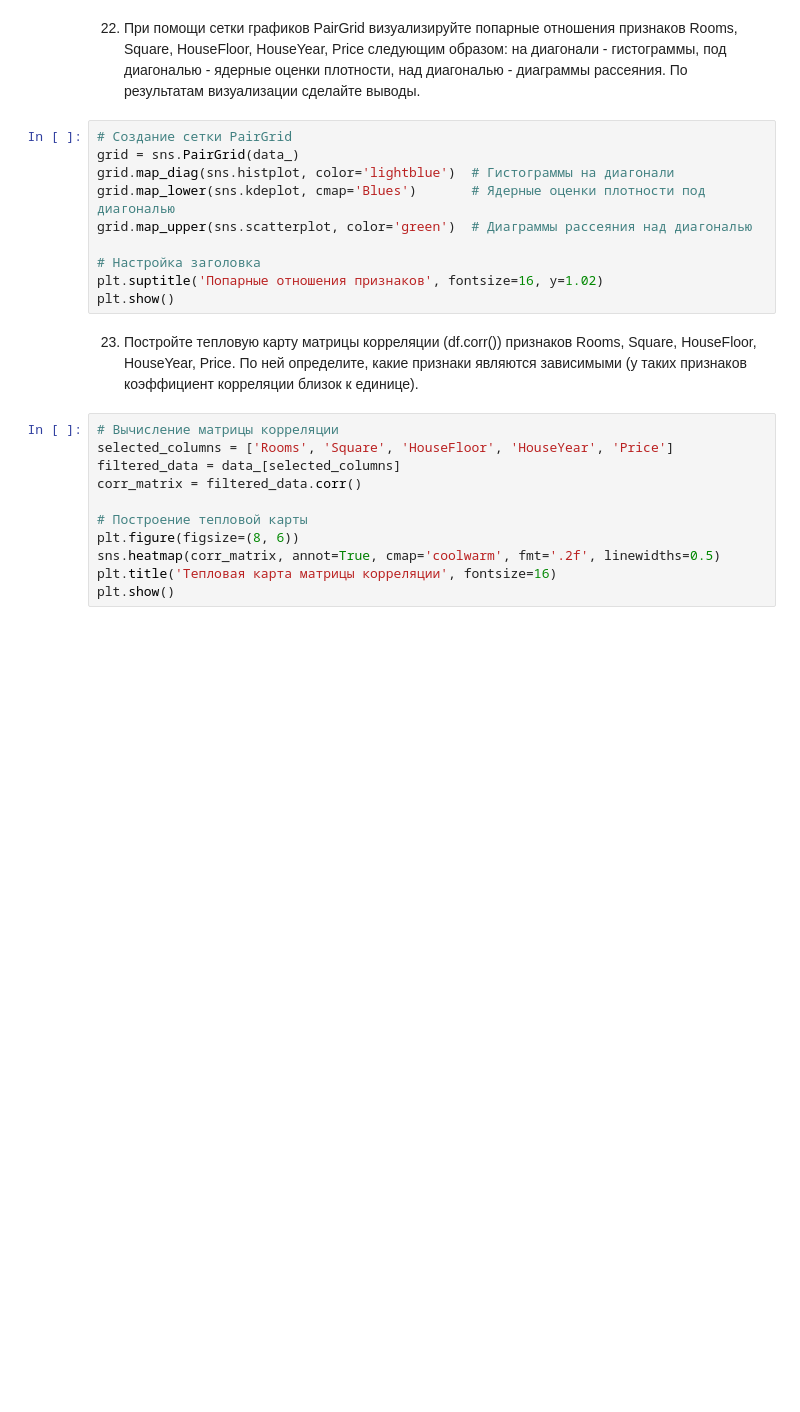
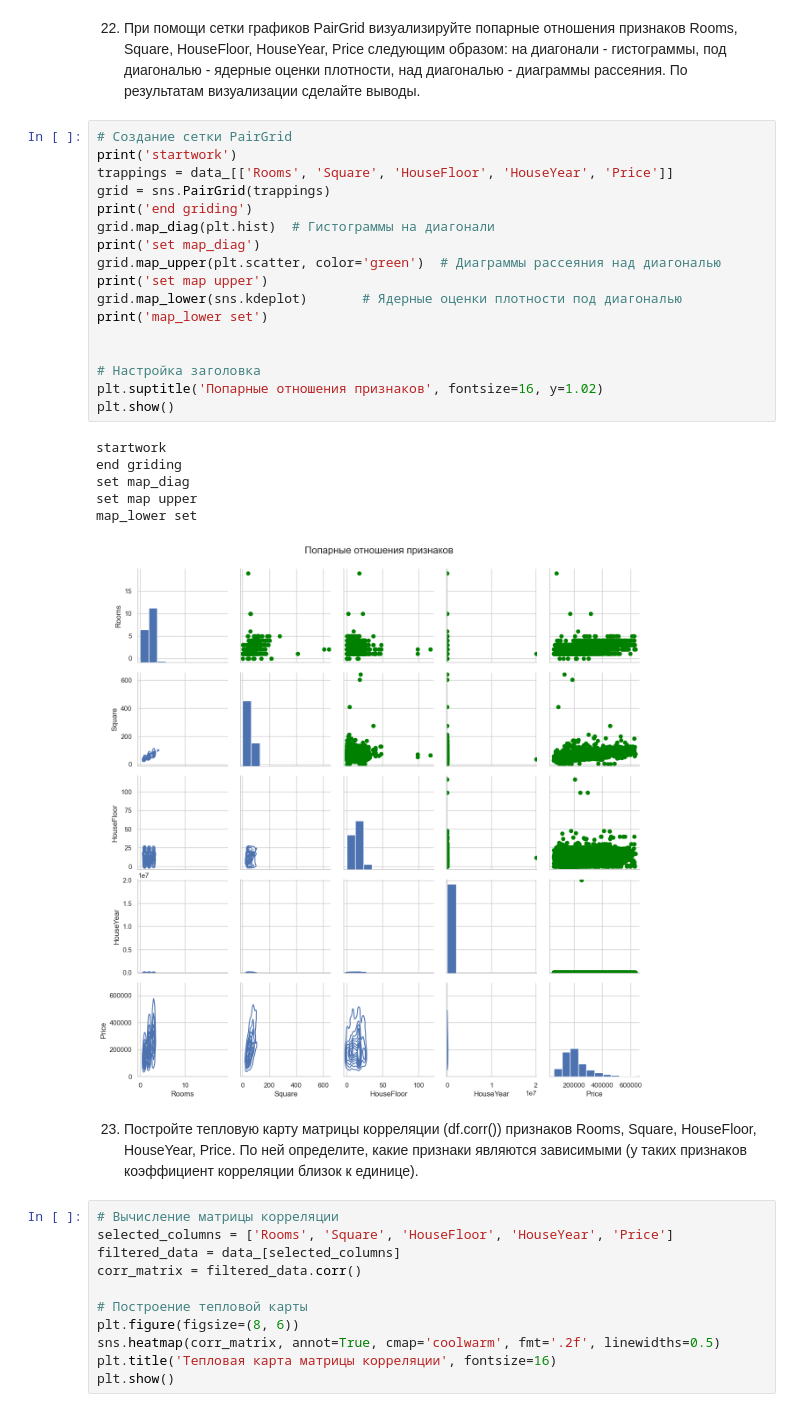
Before and after one commit to Plkhv/ML_course, a Jupyter notebook: ML0.1 intro/lab.ipynb, the cells around one changed output. Saved outputs shown, nothing was run; the diff lists cells and outputs as text; blank space fills up the shorter version.

```diff
--- a/ML0.1 intro/lab.ipynb
+++ b/ML0.1 intro/lab.ipynb
@@ -586,14 +627,28 @@ print(f"Верхняя граница выбросов: {upper_bound}")
 22. При помощи сетки графиков PairGrid визуализируйте попарные отношения признаков Rooms, Square, HouseFloor, HouseYear, Price следующим образом: на диагонали - гистограммы, под диагональю - ядерные оценки плотности, над диагональю - диаграммы рассеяния. По результатам визуализации сделайте выводы.
 # %%
 # Создание сетки PairGrid
-grid = sns.PairGrid(data_)
-grid.map_diag(sns.histplot, color='lightblue')  # Гистограммы на диагонали
-grid.map_lower(sns.kdeplot, cmap='Blues')       # Ядерные оценки плотности под диагональю
-grid.map_upper(sns.scatterplot, color='green')  # Диаграммы рассеяния над диагональю
+print('startwork')
+trappings = data_[['Rooms', 'Square', 'HouseFloor', 'HouseYear', 'Price']]
+grid = sns.PairGrid(trappings)
+print('end griding')
+grid.map_diag(plt.hist)  # Гистограммы на диагонали
+print('set map_diag')
+grid.map_upper(plt.scatter, color='green')  # Диаграммы рассеяния над диагональю
+print('set map upper')
+grid.map_lower(sns.kdeplot)       # Ядерные оценки плотности под диагональю
+print('map_lower set')
+
 
 # Настройка заголовка
 plt.suptitle('Попарные отношения признаков', fontsize=16, y=1.02)
 plt.show()
+# %% [output]
+startwork
+end griding
+set map_diag
+set map upper
+map_lower set
+[figure, added]
 # %% [markdown]
 23. Постройте тепловую карту матрицы корреляции (df.corr()) признаков Rooms, Square, HouseFloor, HouseYear, Price. По ней определите, какие признаки являются зависимыми (у таких признаков коэффициент корреляции близок к единице).
 # %%
```
Also changed, not shown: parts of 15 cells of this notebook, 5 other files.
